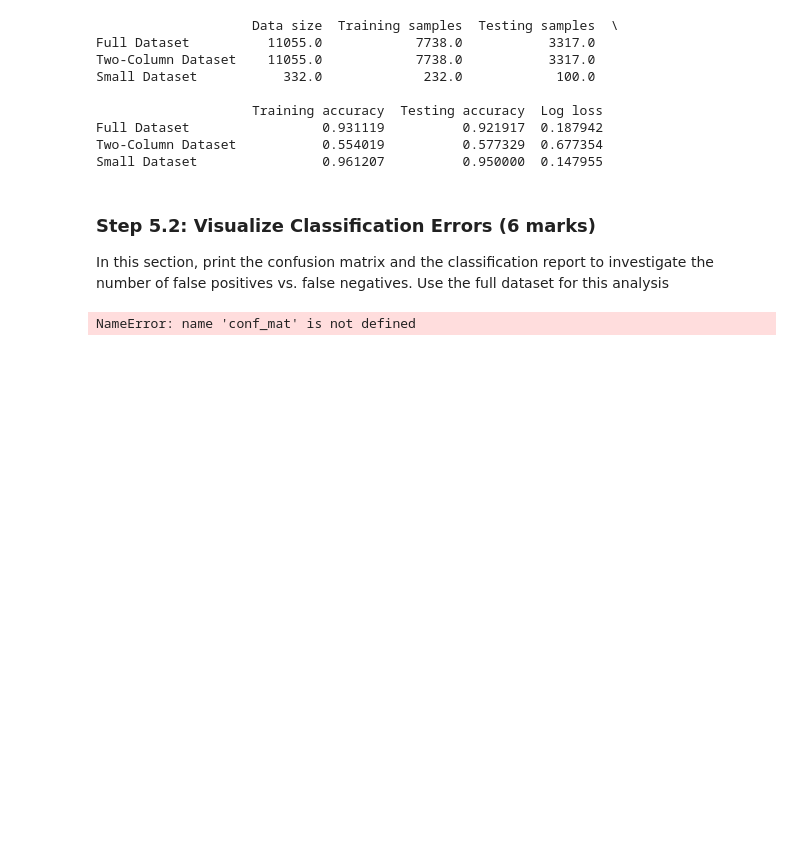
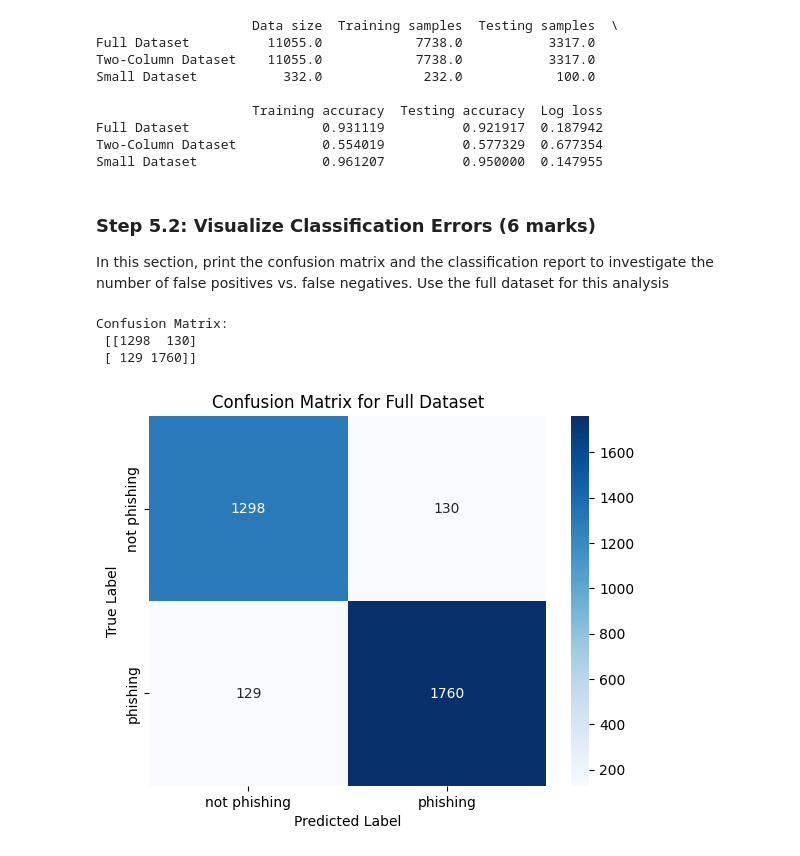
Before and after one commit to SaharYousefi92/engg680_2024_fall, a Jupyter notebook: Lab_Assignment3/Introduction to Machine Learning (Gradient Descent, Logistic Regression).ipynb, the cells around one changed output. Cells and saved outputs as stored; diff of their text form; code cells hidden in the pictures; blank space fills up the shorter version.

```diff
--- a/Lab_Assignment3/Introduction to Machine Learning (Gradient Descent, Logistic Regression).ipynb
+++ b/Lab_Assignment3/Introduction to Machine Learning (Gradient Descent, Logistic Regression).ipynb
@@ -642,12 +642,21 @@ In this section, print the confusion matrix and the classification report to inv
 # Note: 70% training set, 30% testing set
 # %%
 import seaborn as sns
+from sklearn.metrics import confusion_matrix
 
 # TO DO: Calculate confusion matrix (2 marks) : conf_mat
+y_test_pred = model_full.predict(X_test)
+conf_mat = confusion_matrix(y_test, y_test_pred)
+print("Confusion Matrix:\n", conf_mat)
 
 # Below code prints confusion matrix using a heatmap
-sns.heatmap(conf_mat, xticklabels=['not phishing', 'phishing'],  yticklabels=['not phishing', 'phishing'], square=True, annot=True, cbar=False, fmt='d')
-plt.xlabel('predicted value')
-plt.ylabel('true value')
+sns.heatmap(conf_mat, annot=True, fmt='d', cmap='Blues', xticklabels=['not phishing', 'phishing'], yticklabels=['not phishing', 'phishing'])
+plt.xlabel('Predicted Label')
+plt.ylabel('True Label')
+plt.title('Confusion Matrix for Full Dataset')
+plt.show()
 # %% [output]
-NameError: name 'conf_mat' is not defined
+Confusion Matrix:
+ [[1298  130]
+ [ 129 1760]]
+[figure, added]
```
Also changed, not shown: parts of 3 cells of this notebook.
